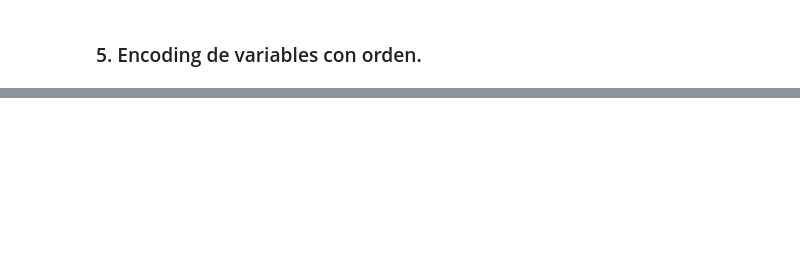
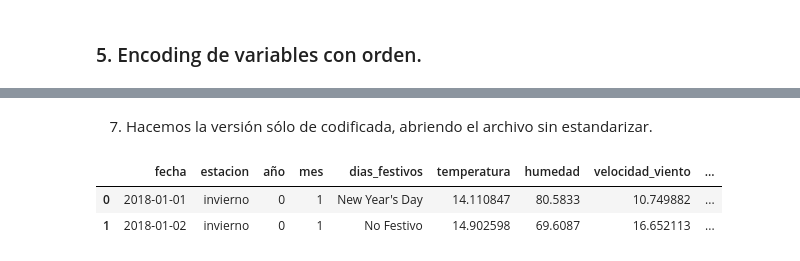
Before and after one commit to Adalab/project-da-promo-c-module-3-team-3, a Jupyter notebook: notebooks/5-Encoding.ipynb, the cells around one changed output, grey strips where cells are left out. Saved outputs shown, nothing was run; the diff lists cells and outputs as text; code cells hidden in the pictures; blank space fills up the shorter version.

```diff
--- a/notebooks/5-Encoding.ipynb
+++ b/notebooks/5-Encoding.ipynb
@@ -141,0 +159,9 @@ df_codificado['dias_festivos'] = df_codificado['dias_festivos'].map(mapa_dias_fe
+# %% [markdown]
+7. Hacemos la versión sólo de codificada, abriendo el archivo sin estandarizar.
+# %%
+df1 = pd.read_csv("../archivos/bikes_eda.csv", index_col = 0)
+df1.head(2)
+# %% [output]
+|  | fecha | estacion | año | mes | dias_festivos | temperatura | humedad | velocidad_viento | ... |
+| 0 | 2018-01-01 | invierno | 0 | 1 | New Year's Day | 14.110847 | 80.5833 | 10.749882 | ... |
+| 1 | 2018-01-02 | invierno | 0 | 1 | No Festivo | 14.902598 | 69.6087 | 16.652113 | ... |
```
Also changed, not shown: parts of 15 cells of this notebook, 4 other files.
